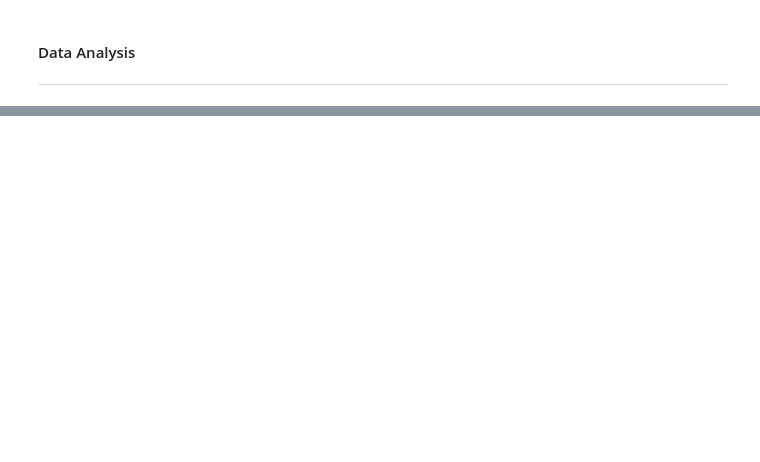
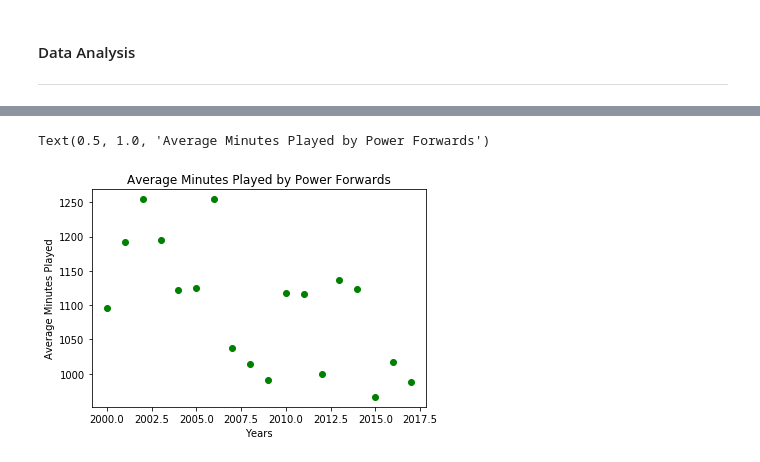
Before and after one commit to logan7734/Project1_repo, a Jupyter notebook: Project Code(Ovais).ipynb, the cells around one changed output, grey strips where cells are left out. Saved outputs shown, nothing was run; the diff lists cells and outputs as text; code cells hidden in the pictures; blank space fills up the shorter version.

```diff
--- a/Project Code(Ovais).ipynb
+++ b/Project Code(Ovais).ipynb
@@ -207,0 +138,13 @@ Index(['name', 'Age', 'Tm', 'G', 'GS', 'MP', 'PER', 'TS%', '3PAr', 'FTr',
+# %%
+#Power Forward Minutes
+pf_min = avg_minutes_df.loc[avg_minutes_df["Pos"] == "PF"]
+
+plt.scatter(pf_min["Year"],pf_min["MP"],c="Green")
+
+#Set Axis Labels and Titles
+plt.xlabel("Years")
+plt.ylabel("Average Minutes Played")
+plt.title("Average Minutes Played by Power Forwards")
+# %% [output]
+Text(0.5, 1.0, 'Average Minutes Played by Power Forwards')
+[figure, added]
```
Also changed, not shown: parts of 14 cells of this notebook, 1 other file.
